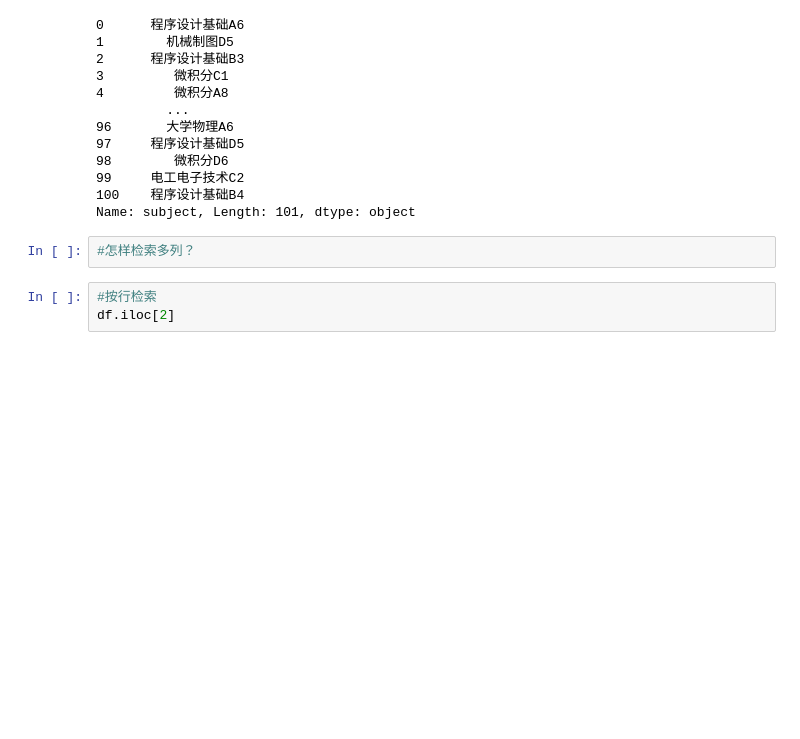
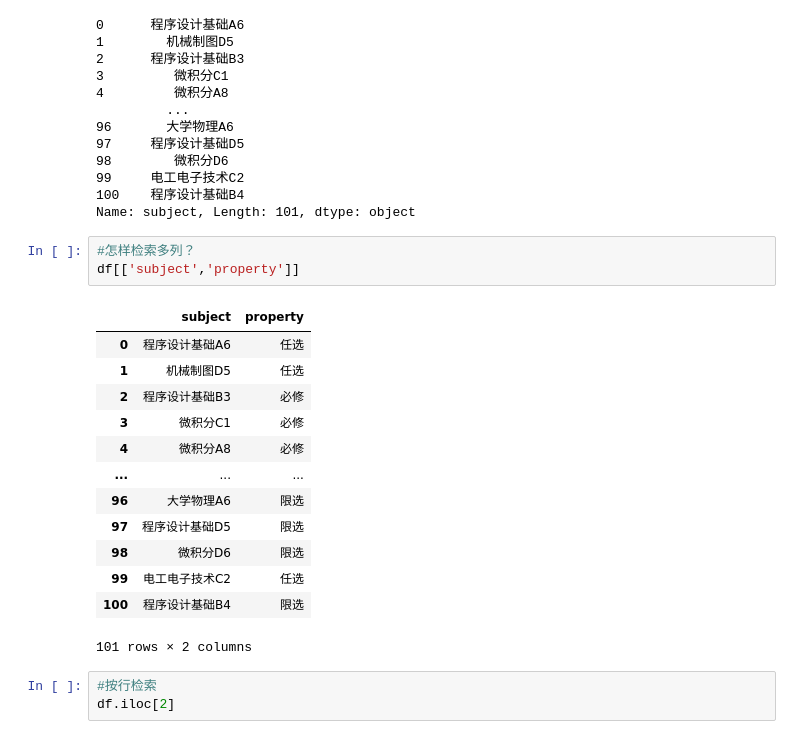
Before and after one commit to Only1Chris/CS112_SUSTech_Python, a Jupyter notebook: Session2/01_pandas.ipynb, the cells around one changed output. Saved outputs shown, nothing was run; the diff lists cells and outputs as text; blank space fills up the shorter version.

```diff
--- a/Session2/01_pandas.ipynb
+++ b/Session2/01_pandas.ipynb
@@ -166,6 +176,21 @@ df['subject']
 Name: subject, Length: 101, dtype: object
 # %%
 #怎样检索多列？
+df[['subject','property']]
+# %% [output]
+|  | subject | property |
+| 0 | 程序设计基础A6 | 任选 |
+| 1 | 机械制图D5 | 任选 |
+| 2 | 程序设计基础B3 | 必修 |
+| 3 | 微积分C1 | 必修 |
+| 4 | 微积分A8 | 必修 |
+| ... | ... | ... |
+| 96 | 大学物理A6 | 限选 |
+| 97 | 程序设计基础D5 | 限选 |
+| 98 | 微积分D6 | 限选 |
+| 99 | 电工电子技术C2 | 任选 |
+| 100 | 程序设计基础B4 | 限选 |
+101 rows × 2 columns
 # %%
 #按行检索
 df.iloc[2]
```
Also changed, not shown: parts of 12 cells of this notebook.
